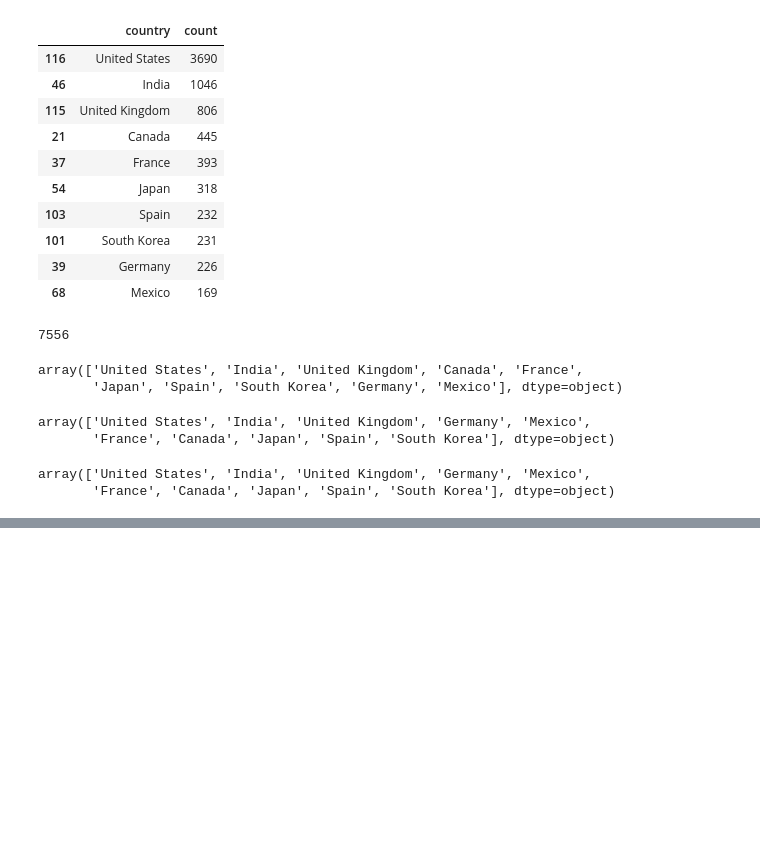
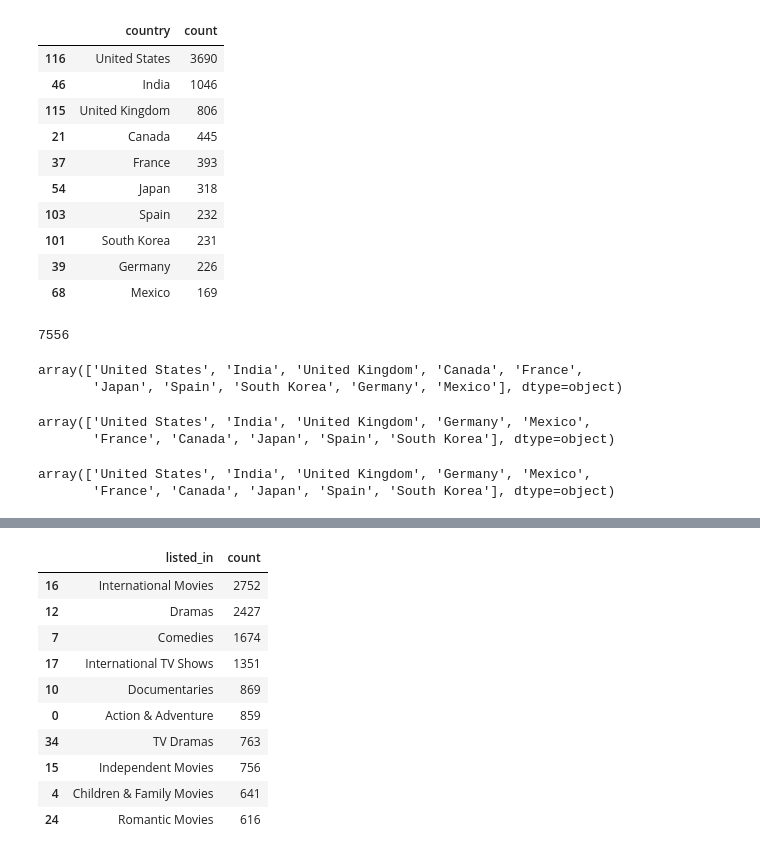
Before and after one commit to Adalab/DA-PROMO-B-MODULO-3-SPRINT-2-ANAIS-PAULA, a Jupyter notebook: directors.ipynb, the cells around one changed output, grey strips where cells are left out. Saved outputs shown, nothing was run; the diff lists cells and outputs as text; code cells hidden in the pictures; blank space fills up the shorter version.

```diff
--- a/directors.ipynb
+++ b/directors.ipynb
@@ -341,0 +358,2 @@ array(['United States', 'India', 'United Kingdom', 'Germany', 'Mexico',
+# %%
+dfl['listed_in'] = dfl['listed_in'].apply(separar)
@@ -341,0 +387,15 @@ array(['United States', 'India', 'United Kingdom', 'Germany', 'Mexico',
+# %%
+top_list = dfl.groupby('listed_in').size().reset_index(name = 'count').sort_values(by= 'count', ascending=False)
+top_list.head(10)
+# %% [output]
+|  | listed_in | count |
+| 16 | International Movies | 2752 |
+| 12 | Dramas | 2427 |
+| 7 | Comedies | 1674 |
+| 17 | International TV Shows | 1351 |
+| 10 | Documentaries | 869 |
+| 0 | Action & Adventure | 859 |
+| 34 | TV Dramas | 763 |
+| 15 | Independent Movies | 756 |
+| 4 | Children & Family Movies | 641 |
+| 24 | Romantic Movies | 616 |
```
Also changed, not shown: parts of 17 cells of this notebook, 2 other files.
